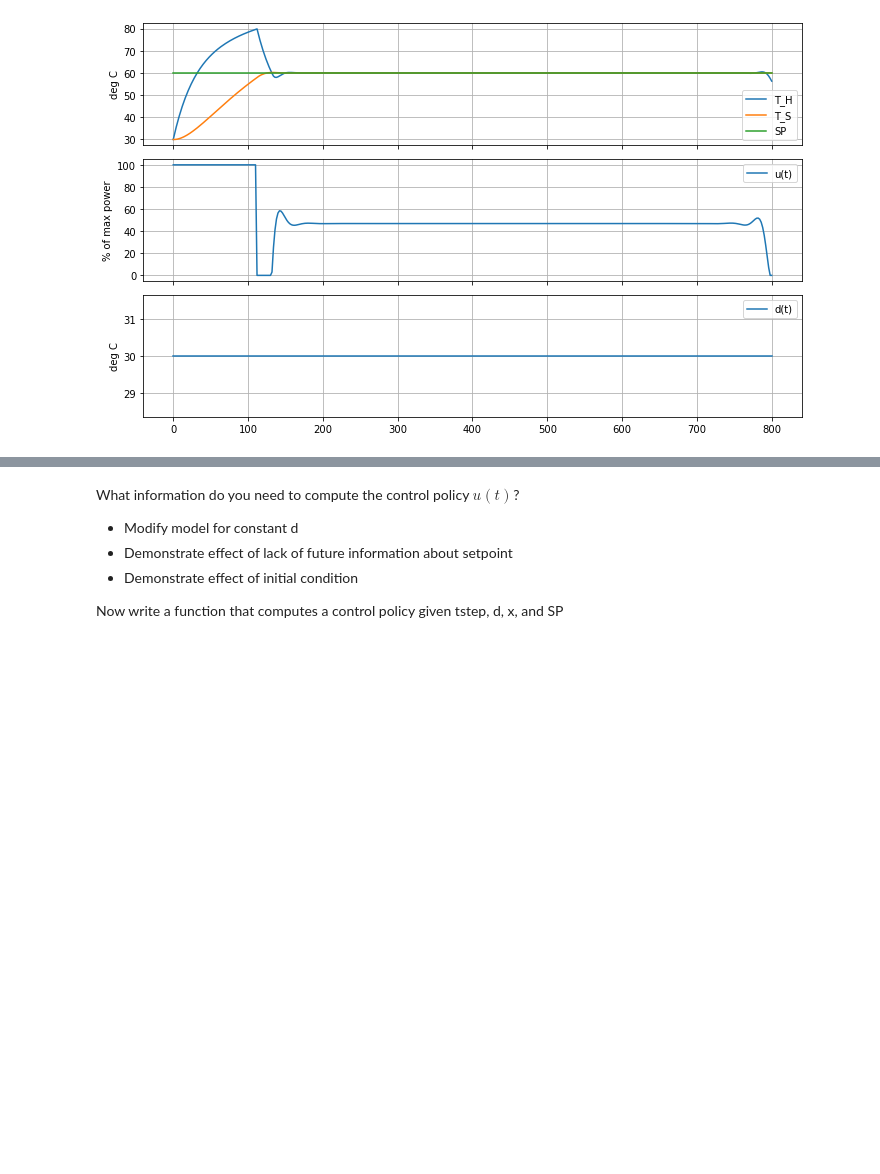
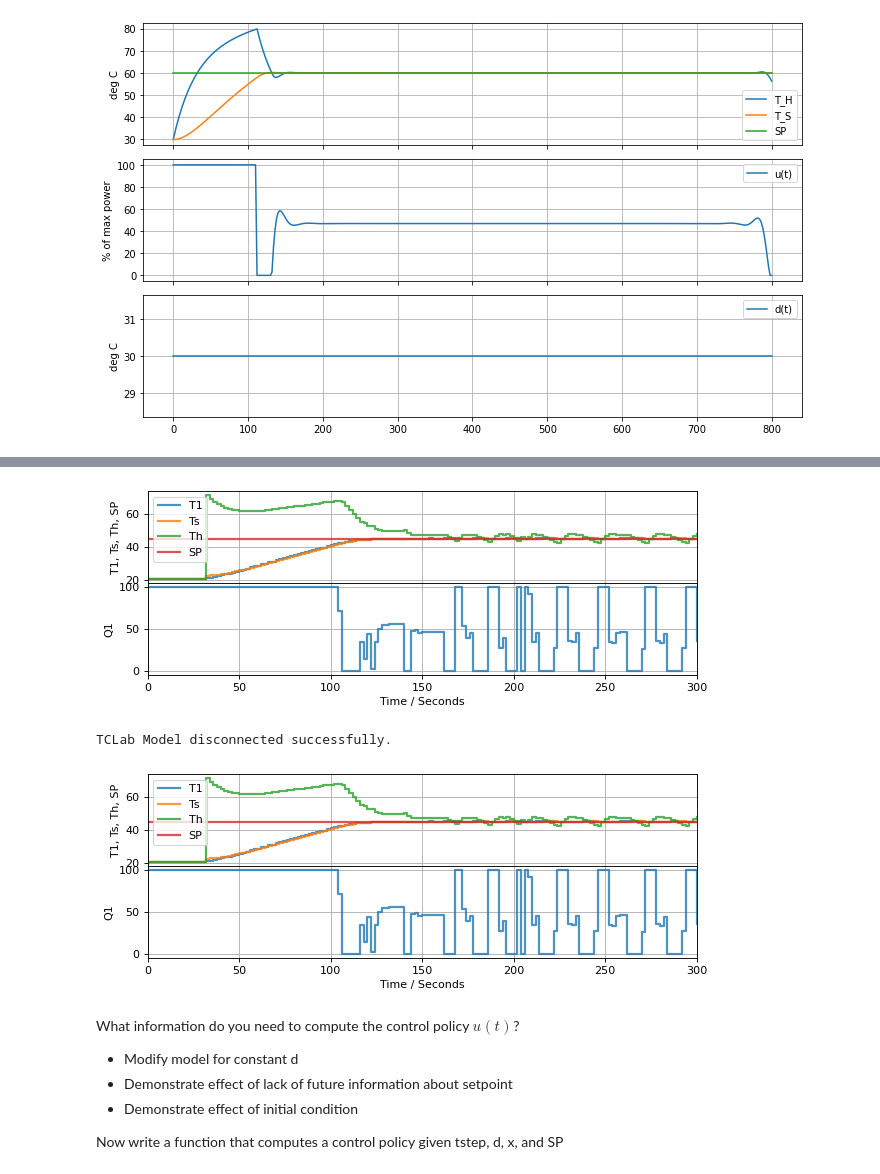
Before and after one commit to jckantor/cbe30338-2021, a Jupyter notebook: docs/06.03-Predictive-Control.ipynb, the cells around one changed output, grey strips where cells are left out. Cells and saved outputs as stored; diff of their text form; code cells hidden in the pictures; blank space fills up the shorter version.

```diff
--- a/docs/06.03-Predictive-Control.ipynb
+++ b/docs/06.03-Predictive-Control.ipynb
@@ -150,3 +247,35 @@ plt.tight_layout()
+# %%
+t_final = 300
+t_step = 2
+
+# create a controller instance
+controller = predictive_control()
+U1 = next(controller)
+
+# create estimator instance
+L = np.array([[0.4], [0.2]])
+observer = tclab_observer(L)
+Th, Ts = next(observer)
+
+# execute the event loop
+TCLab = setup(connected=False, speedup=20)
+with TCLab() as lab:
+    h = Historian([('SP', lambda: SP),
+                   ('T1', lambda: lab.T1),
+                   ('Q1', lab.Q1),
+                   ('Th', lambda: Th),
+                   ('Ts', lambda: Ts)])
+    p = Plotter(h, t_final, layout=[['T1','Ts','Th', 'SP'], ['Q1']])
+    for t in clock(t_final, t_step):
+        T1 = lab.T1
+        Th, Ts = observer.send([t, U1, T1])
+        U1 = controller.send([SP, Th, Ts])
+        lab.Q1(U1)
+        p.update(t)
+# %% [output]
+[figure, added]
+TCLab Model disconnected successfully.
+[figure, added]
 # %% [markdown]
 What information do you need to compute the control policy $u(t)$?
 
```
Also changed, not shown: parts of 10 cells of this notebook, 9 other files.
